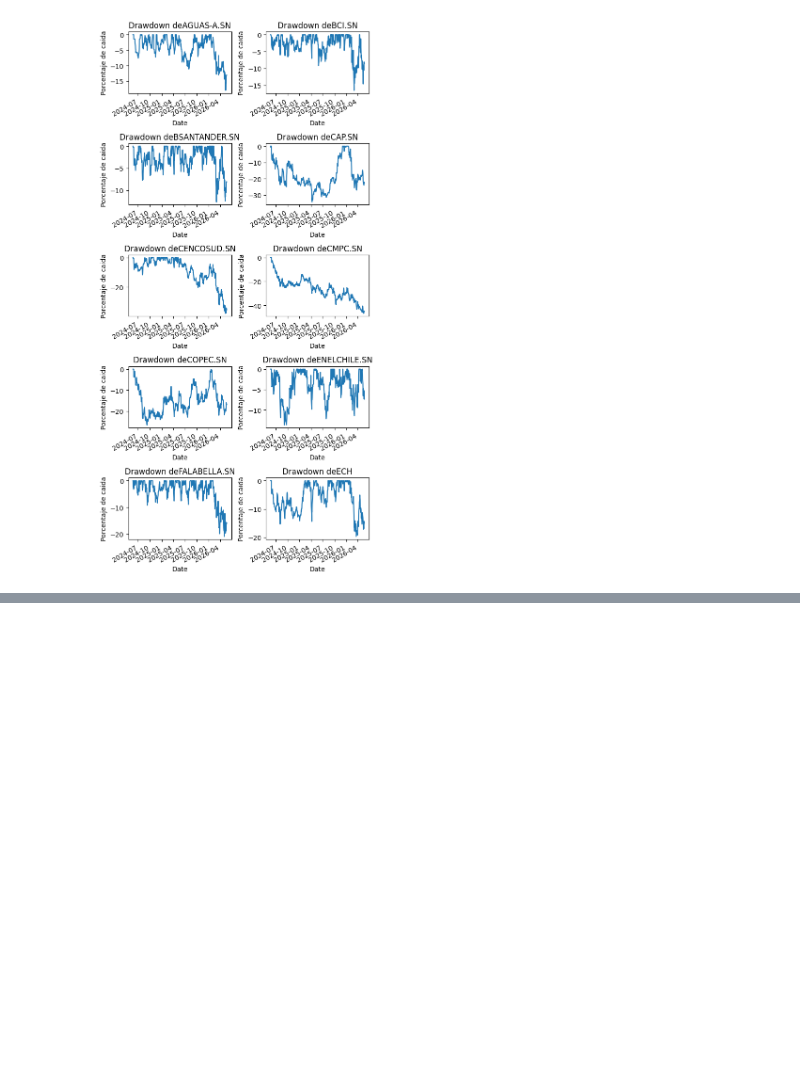
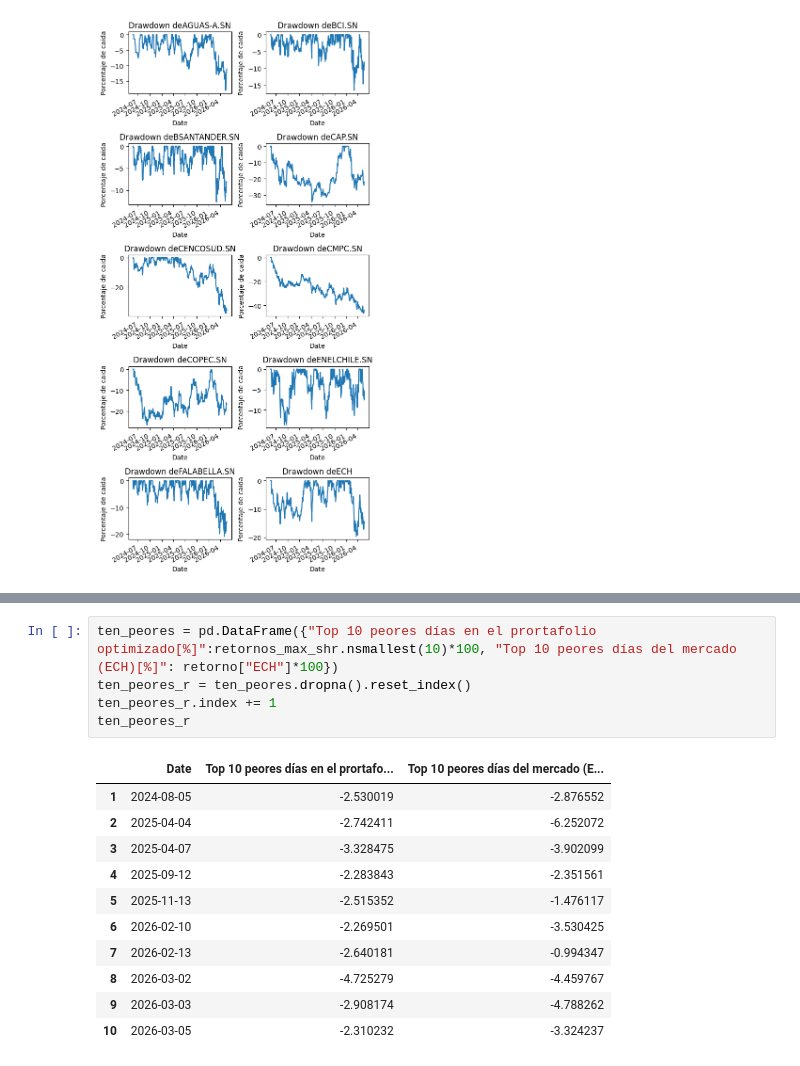
Before and after one commit to pablovergaraw/quant-journey-pablo, a Jupyter notebook: 03_riesgo.ipynb, the cells around one changed output, grey strips where cells are left out. Saved outputs shown, nothing was run; the diff lists cells and outputs as text; blank space fills up the shorter version.

```diff
--- a/03_riesgo.ipynb
+++ b/03_riesgo.ipynb
@@ -206,0 +231,17 @@ pd.DataFrame({"Var 95[%]": [retornos_max_shr.quantile(0.05) * 100, retornos_min_
+# %%
+ten_peores = pd.DataFrame({"Top 10 peores días en el prortafolio optimizado[%]":retornos_max_shr.nsmallest(10)*100, "Top 10 peores días del mercado (ECH)[%]": retorno["ECH"]*100})
+ten_peores_r = ten_peores.dropna().reset_index()
+ten_peores_r.index += 1
+ten_peores_r
+# %% [output]
+|  | Date | Top 10 peores días en el prortafo... | Top 10 peores días del mercado (E... |
+| 1 | 2024-08-05 | -2.530019 | -2.876552 |
+| 2 | 2025-04-04 | -2.742411 | -6.252072 |
+| 3 | 2025-04-07 | -3.328475 | -3.902099 |
+| 4 | 2025-09-12 | -2.283843 | -2.351561 |
+| 5 | 2025-11-13 | -2.515352 | -1.476117 |
+| 6 | 2026-02-10 | -2.269501 | -3.530425 |
+| 7 | 2026-02-13 | -2.640181 | -0.994347 |
+| 8 | 2026-03-02 | -4.725279 | -4.459767 |
+| 9 | 2026-03-03 | -2.908174 | -4.788262 |
+| 10 | 2026-03-05 | -2.310232 | -3.324237 |
```
Also changed, not shown: parts of 13 cells of this notebook, 3 other files.
